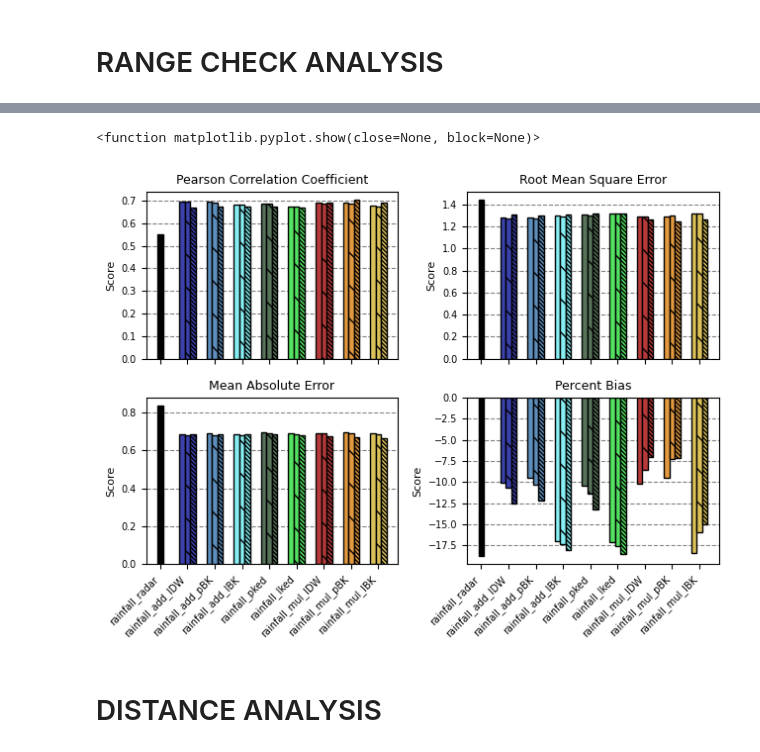
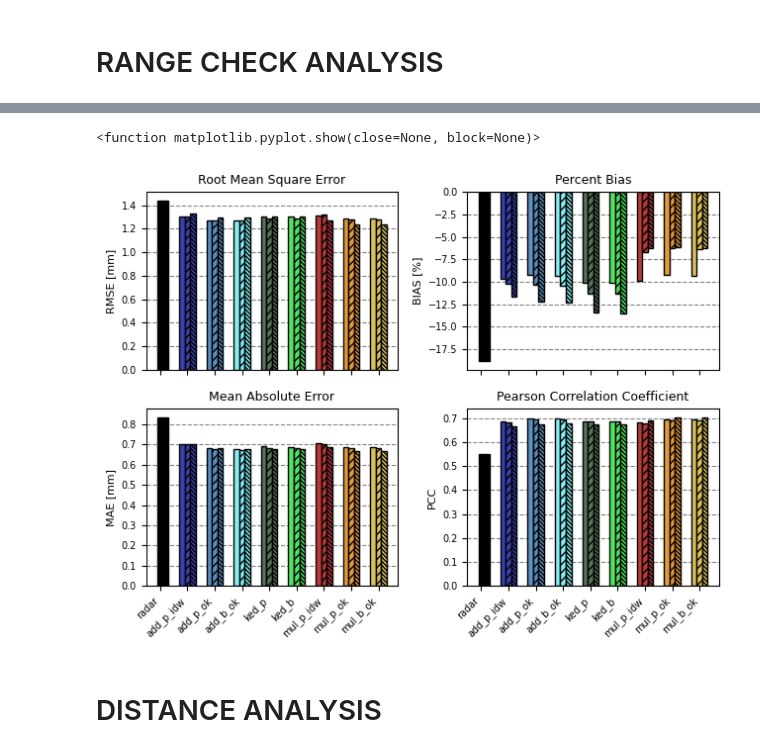
Before and after one commit to OpenSenseAction/radar_adjustment_intercomparison, a Jupyter notebook: 5_paper_images.ipynb, the cells around one changed output, grey strips where cells are left out. Cells and saved outputs as stored; diff of their text form; code cells hidden in the pictures.

```diff
--- a/5_paper_images.ipynb
+++ b/5_paper_images.ipynb
@@ -209,7 +368,8 @@ plt.show
 # %%
 # Load data unchecked
-data_GT_uc = pd.read_csv('metrics_OpenMRG_uc.csv')
-data_GT_uc['status'] = np.full(len(data_GT_uc), 'no check')
+data_GT_nc = pd.read_csv('metrics_OpenMRG_nc.csv')
+data_GT_nc['status'] = np.full(len(data_GT_nc), 'no check')
+data_GT_nc = data_GT_nc[data_GT_nc.method != 'radar']
 
 # Load data baseline
 data_GT = pd.read_csv('metrics_OpenMRG.csv')
@@ -219,79 +379,78 @@ data_GT['status'] = np.full(len(data_GT), 'baseline')
 data_GT_cc = pd.read_csv('metrics_OpenMRG_cc.csv')
 data_GT_cc['status'] = np.full(len(data_GT_cc), 'conservative check')
 
-data = pd.concat([data_GT_uc, data_GT, data_GT_cc])
+data = pd.concat([data_GT_nc, data_GT, data_GT_cc])
 data.reset_index(inplace=True)
 
 data = data.drop(data[(data["method"] == "rainfall_radar") & (data["status"] == "conservative check")].index)
 data = data.drop(data[(data["method"] == "rainfall_radar") & (data["status"] == "no check")].index)
 
-metrics = ['pearson_correlation_coefficient', 'root_mean_square_error',
-           'mean_absolute_error', 'percent_bias']
-titles = ['Pearson Correlation Coefficient', 'Root Mean Square Error',
-          'Mean Absolute Error', 'Percent Bias']
+metrics = ['root_mean_square_error', 'percent_bias',
+           'mean_absolute_error','pearson_correlation_coefficient']
+titles = ['Root Mean Square Error', 'Percent Bias',
+           'Mean Absolute Error','Pearson Correlation Coefficient']
+axis_names = ['RMSE [mm]', 'BIAS [%]', 'MAE [mm]', 'PCC']
 statuses = ['no check', 'baseline', 'conservative check']
 
-methods_to_plot = [
-    'rainfall_radar', 'rainfall_add_IDW', 'rainfall_add_pBK',
-    'rainfall_add_lBK', 'rainfall_pked', 'rainfall_lked',
-    'rainfall_mul_IDW', 'rainfall_mul_pBK', 'rainfall_mul_lBK'
-]
+methods_to_plot = ['radar', 'add_p_idw', 'add_p_ok',
+                   'add_b_ok', 'ked_p', 'ked_b',
+                   'mul_p_idw', 'mul_p_ok', 'mul_b_ok']
 
 filtered_data = data[data['method'].isin(methods_to_plot)]
 
+# Custom palette
 palette = {
-    'rainfall_radar': "#000000",
-    'rainfall_add_IDW': "#3b41ab",
-    'rainfall_add_pBK': "#5e8ebc",
-    'rainfall_add_lBK': "#86eff3",
-    'rainfall_pked': "#57735a",
-    'rainfall_lked': "#53e261",
-    'rainfall_mul_IDW': "#b73a3a",
-    'rainfall_mul_pBK': "#e3993f",
-    'rainfall_mul_lBK': "#dbc15a",
+    'radar': "#000000",
+    'add_p_idw': "#3b41ab",
+    'add_p_ok': "#5e8ebc",
+    'add_b_ok': "#86eff3",
+    'ked_p': "#57735a",
+    'ked_b': "#53e261",
+    'mul_p_idw': "#b73a3a",
+    'mul_p_ok': "#e3993f",
+    'mul_b_ok': "#dbc15a",
 }
-
 # Define hatches for statuses
 hatch_map = {
     'no check': '',
-    'baseline': '\\',
+    'baseline': '////',
     'conservative check': '\\\\\\\\\\\\\\\\'
 }
 
 fig, axes = plt.subplots(2, 2, figsize=(6.5, 5), sharex=True)
 axes = axes.flatten()
 width = 0.2
-x = np.arange(len(methods_to_plot))
+x = np.arange(len(list(methods_to_plot)))
 
-for ax, metric, title in zip(axes, metrics, titles):
+for ax, metric, title, ax_name in zip(axes, metrics, titles, axis_names):
     for j, status in enumerate(statuses):
         values = []
-        for method in methods_to_plot:
+        for method in list(methods_to_plot):
             df_status = filtered_data[filtered_data['status'] == status]
             if method == 'rainfall_radar' and status != 'baseline':
                 values.append(np.nan)
             else:
                 val = df_status[df_status['method'] == method][metric]
                 values.append(val.values[0] if len(val) > 0 else np.nan)
         bars = ax.bar(x + j*width, values, width=width, edgecolor='black',
-                      color=[palette.get(method) for method in methods_to_plot])
+                      color=[palette.get(method) for method in list(methods_to_plot)])
         # Apply hatches
         for bar in bars:
             bar.set_hatch(hatch_map[status])
 
     ax.set_title(title, fontsize=9)
     ax.set_xticks(x + width)
-    ax.set_xticklabels(methods_to_plot, rotation=45, ha='right', fontsize=7)
-    ax.set_ylabel('Score', fontsize=8)
+    ax.set_xticklabels(list(methods_to_plot), rotation=45, ha='right', fontsize=7)
+    ax.set_ylabel(ax_name, fontsize=8)
     ax.tick_params(axis='y', labelsize=7)
     ax.grid(linestyle='--', color='gray', axis='y')
     ax.set_axisbelow(True)
 
 plt.tight_layout()
 fig.savefig('rangecheck_analysis_MRG.png', dpi=300, bbox_inches='tight')
 plt.show
 # %% [output]
 <function matplotlib.pyplot.show(close=None, block=None)>
-[figure, old version]
+[figure, new version]
 # %% [markdown]
 # DISTANCE ANALYSIS
```
Also changed, not shown: parts of 12 cells of this notebook, 4 other files.
